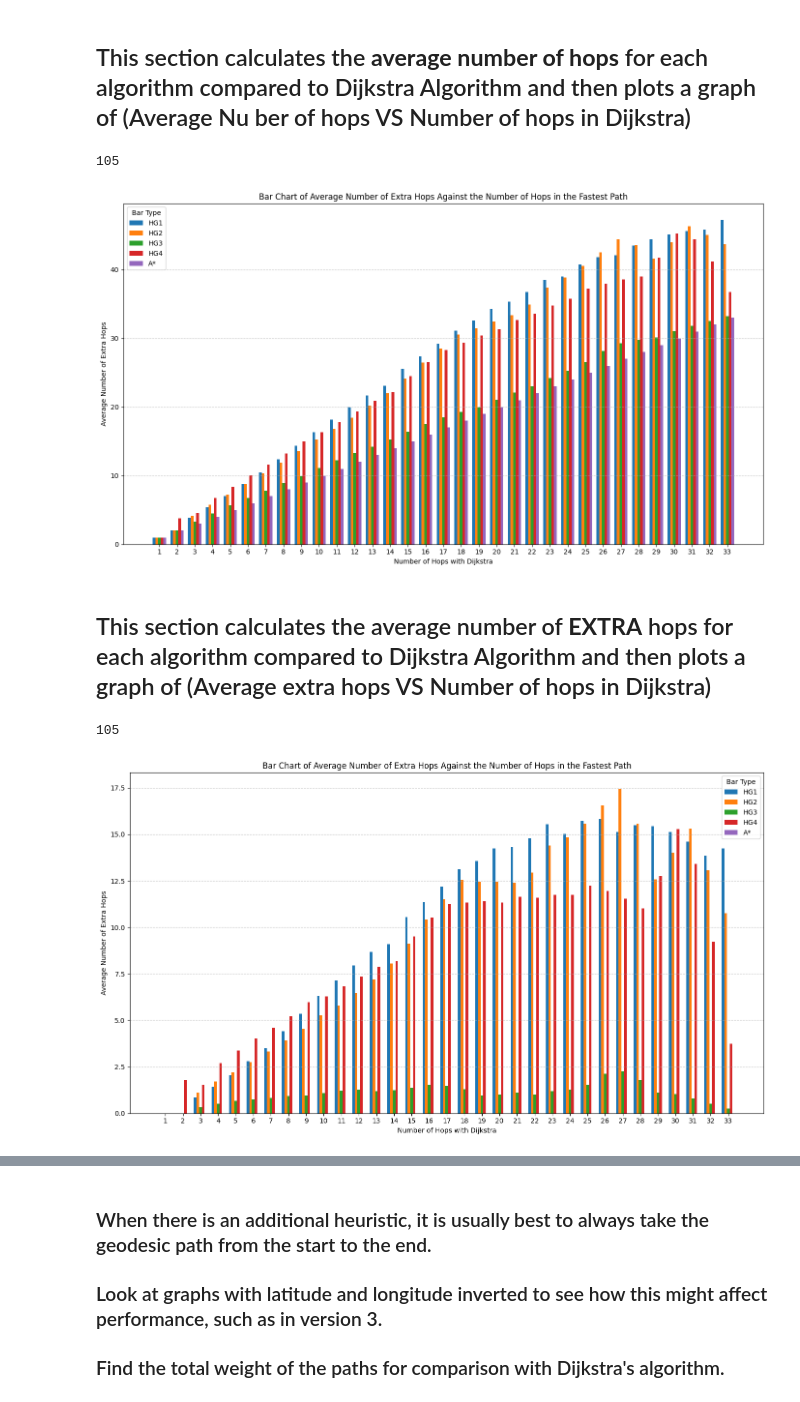
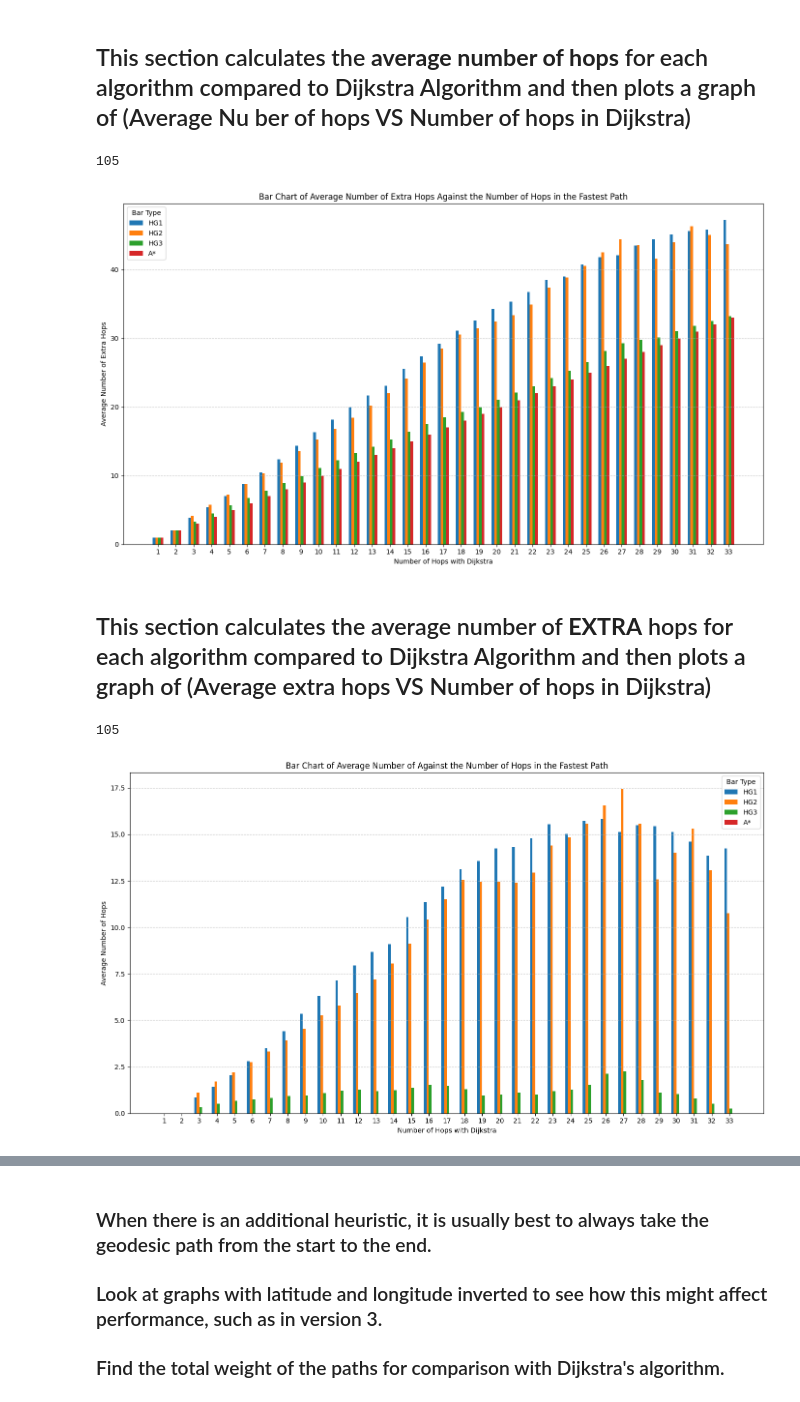
Before and after one commit to dylanljs04/human-gazed-algo, a Jupyter notebook: new_main.ipynb, the cells around one changed output, grey strips where cells are left out. Drawn from its saved outputs; the diff is of its cells as text; code cells hidden in the pictures.

```diff
--- a/new_main.ipynb
+++ b/new_main.ipynb
@@ -481,6 +470,19 @@ class CalculateError:
                 res.append(len(l_hg[i]) - len(l_bench[i]))
 
             return np.mean(res)
+
+    @staticmethod
+    def path_length_error(l_bench, l_hg, pos):
+        n = 0
+        if len(l_bench) != len(l_hg):
+            return "Error, path list do not agree!"
+
+        else:
+            length = 0
+            for i in range(len(l_bench)):
+                length += VectorOperations.dist_euclidean(l_bench[i][0], l_bench[i][-1], pos)
+
+            return np.mean(res)
 # %%
 import numpy as np
 max_len = []
@@ -511,20 +513,20 @@ Third Quartile: 9.0
 hg1_error = []
 hg2_error = []
 hg3_error = []
-hg4_error = []
+# hg4_error = []
 a_error = []
 
 for i in range(len(real_top)):
     hg1_error.append(CalculateError.hops_error(dg_paths[f"DG_{i}"], hg1_paths[f"HG1_{i}"]))
     hg2_error.append(CalculateError.hops_error(dg_paths[f"DG_{i}"], hg2_paths[f"HG2_{i}"]))
     hg3_error.append(CalculateError.hops_error(dg_paths[f"DG_{i}"], hg3_paths[f"HG3_{i}"]))
-    hg4_error.append(CalculateError.hops_error(dg_paths[f"DG_{i}"], hg4_paths[f"HG4_{i}"]))
+    # hg4_error.append(CalculateError.hops_error(dg_paths[f"DG_{i}"], hg4_paths[f"HG4_{i}"]))
     a_error.append(CalculateError.hops_error(dg_paths[f"DG_{i}"], astar_paths[f"A_{i}"]))
 
 print(hg1_error)
 print(hg2_error)
 print(hg3_error)
-print(hg4_error)
+# print(hg4_error)
 print(a_error)
 
 # As network connectivity increases the error with respect to Dijkstra decreases
@@ -553,25 +555,23 @@ for j in range(len(real_top)):
         hg1_error = len(hg1_paths[f"HG1_{j}"][i])
         hg2_error = len(hg2_paths[f"HG2_{j}"][i])
         hg3_error = len(hg3_paths[f"HG3_{j}"][i])
-        hg4_error = len(hg4_paths[f"HG4_{j}"][i])
         a_error = len(astar_paths[f"A_{j}"][i])
 
         if len(path) not in hops_differences:
-            hops_differences[len(path)] = [hg1_error, hg2_error, hg3_error, hg4_error, a_error, 1]
+            hops_differences[len(path)] = [hg1_error, hg2_error, hg3_error, a_error, 1]
+
         else:
             hops_differences[len(path)][0] += hg1_error
             hops_differences[len(path)][1] += hg2_error
             hops_differences[len(path)][2] += hg3_error
-            hops_differences[len(path)][3] += hg4_error
-            hops_differences[len(path)][4] += a_error
-            hops_differences[len(path)][5] += 1
+            hops_differences[len(path)][3] += a_error
+            hops_differences[len(path)][4] += 1
 
 for i in hops_differences:
-    hops_differences[i][0] /= hops_differences[i][5]
-    hops_differences[i][1] /= hops_differences[i][5]
-    hops_differences[i][2] /= hops_differences[i][5]
-    hops_differences[i][3] /= hops_differences[i][5]
-    hops_differences[i][4] /= hops_differences[i][5]
+    hops_differences[i][0] /= hops_differences[i][4]
+    hops_differences[i][1] /= hops_differences[i][4]
+    hops_differences[i][2] /= hops_differences[i][4]
+    hops_differences[i][3] /= hops_differences[i][4]
 
 hops_differences = dict(sorted(hops_differences.items()))
 
@@ -580,7 +580,7 @@ hops_differences = dict(sorted(hops_differences.items()))
 
 # Prepare data for plotting
 keys = list(hops_differences.keys())
-values = [v[:5] for v in hops_differences.values()]  # Use only the first 5 values per key
+values = [v[:4] for v in hops_differences.values()]  # Use only the first 5 values per key
 
 # Create the figure
 fig, ax = plt.subplots(figsize=(14, 8))
@@ -588,10 +588,10 @@ fig, ax = plt.subplots(figsize=(14, 8))
 # Define x locations for each group of 5 bars
 x = np.arange(len(keys))  # Position of groups on x-axis
 bar_width = 0.15  # Width of each bar
-num_bars = 5  # Number of bars per group
+num_bars = 4  # Number of bars per group
 
 # Define custom labels for the legend
-labels = ['HG1', 'HG2', 'HG3', 'HG4', 'A*']
+labels = ['HG1', 'HG2', 'HG3', 'A*']
 
 # Plot each of the 5 bars for all keys
 for i in range(num_bars):
@@ -615,7 +615,7 @@ plt.tight_layout()
 plt.show()
 # %% [output]
 105
-[figure, old version]
+[figure, new version]
 # %% [markdown]
 ## This section calculates the average number of **EXTRA** hops for each algorithm compared to Dijkstra Algorithm and then plots a graph of (Average extra hops VS Number of hops in Dijkstra)
 # %%
@@ -626,7 +626,6 @@ Graph Plottting:
 3. Plot distance of graph in km agaisnt edge density
 """
 
-# This is the first graph
 hops_differences = {}
 print(len(dg_paths))
 for j in range(len(real_top)):
@@ -635,25 +634,23 @@ for j in range(len(real_top)):
         hg1_error = len(hg1_paths[f"HG1_{j}"][i]) - len(path)
         hg2_error = len(hg2_paths[f"HG2_{j}"][i]) - len(path)
         hg3_error = len(hg3_paths[f"HG3_{j}"][i]) - len(path)
-        hg4_error = len(hg4_paths[f"HG4_{j}"][i]) - len(path)
         a_error = len(astar_paths[f"A_{j}"][i]) - len(path)
 
         if len(path) not in hops_differences:
-            hops_differences[len(path)] = [hg1_error, hg2_error, hg3_error, hg4_error, a_error, 1]
+            hops_differences[len(path)] = [hg1_error, hg2_error, hg3_error, a_error, 1]
+
         else:
             hops_differences[len(path)][0] += hg1_error
             hops_differences[len(path)][1] += hg2_error
             hops_differences[len(path)][2] += hg3_error
-            hops_differences[len(path)][3] += hg4_error
-            hops_differences[len(path)][4] += a_error
-            hops_differences[len(path)][5] += 1
+            hops_differences[len(path)][3] += a_error
+            hops_differences[len(path)][4] += 1
 
 for i in hops_differences:
-    hops_differences[i][0] /= hops_differences[i][5]
-    hops_differences[i][1] /= hops_differences[i][5]
-    hops_differences[i][2] /= hops_differences[i][5]
-    hops_differences[i][3] /= hops_differences[i][5]
-    hops_differences[i][4] /= hops_differences[i][5]
+    hops_differences[i][0] /= hops_differences[i][4]
+    hops_differences[i][1] /= hops_differences[i][4]
+    hops_differences[i][2] /= hops_differences[i][4]
+    hops_differences[i][3] /= hops_differences[i][4]
 
 hops_differences = dict(sorted(hops_differences.items()))
 
@@ -662,39 +659,39 @@ hops_differences = dict(sorted(hops_differences.items()))
 
 # Prepare data for plotting
 keys = list(hops_differences.keys())
-values = [v[:5] for v in hops_differences.values()]  # Use only the first 5 values per key
+values = [v[:4] for v in hops_differences.values()]  # Use only the first 5 values per key
 
 # Create the figure
 fig, ax = plt.subplots(figsize=(14, 8))
 
 # Define x locations for each group of 5 bars
 x = np.arange(len(keys))  # Position of groups on x-axis
 bar_width = 0.15  # Width of each bar
-num_bars = 5  # Number of bars per group
+num_bars = 4  # Number of bars per group
 
 # Define custom labels for the legend
-labels = ['HG1', 'HG2', 'HG3', 'HG4', 'A*']
+labels = ['HG1', 'HG2', 'HG3', 'A*']
 
 # Plot each of the 5 bars for all keys
 for i in range(num_bars):
     bar_positions = x + i * bar_width  # Offset each bar
     bar_values = [v[i] for v in values]
     ax.bar(bar_positions, bar_values, bar_width, label=labels[i])
 
 # Set x-ticks to the middle of the grouped bars
 ax.set_xticks(x + bar_width * (num_bars - 1) / 2)
 ax.set_xticklabels(keys)
 
 # Add labels, title, and legend
 plt.xlabel('Number of Hops with Dijkstra')
-plt.ylabel('Average Number of Extra Hops')
-plt.title('Bar Chart of Average Number of Extra Hops Against the Number of Hops in the Fastest Path')
+plt.ylabel('Average Number of Hops')
+plt.title('Bar Chart of Average Number of Against the Number of Hops in the Fastest Path')
 plt.legend(title="Bar Type")
 plt.grid(axis='y', linestyle='--', alpha=0.7)
 
 # Show the plot
 plt.tight_layout()
 plt.show()
 # %% [output]
 105
-[figure, old version]
+[figure, new version]
```
Also changed, not shown: parts of 15 cells of this notebook, 1 other file.
